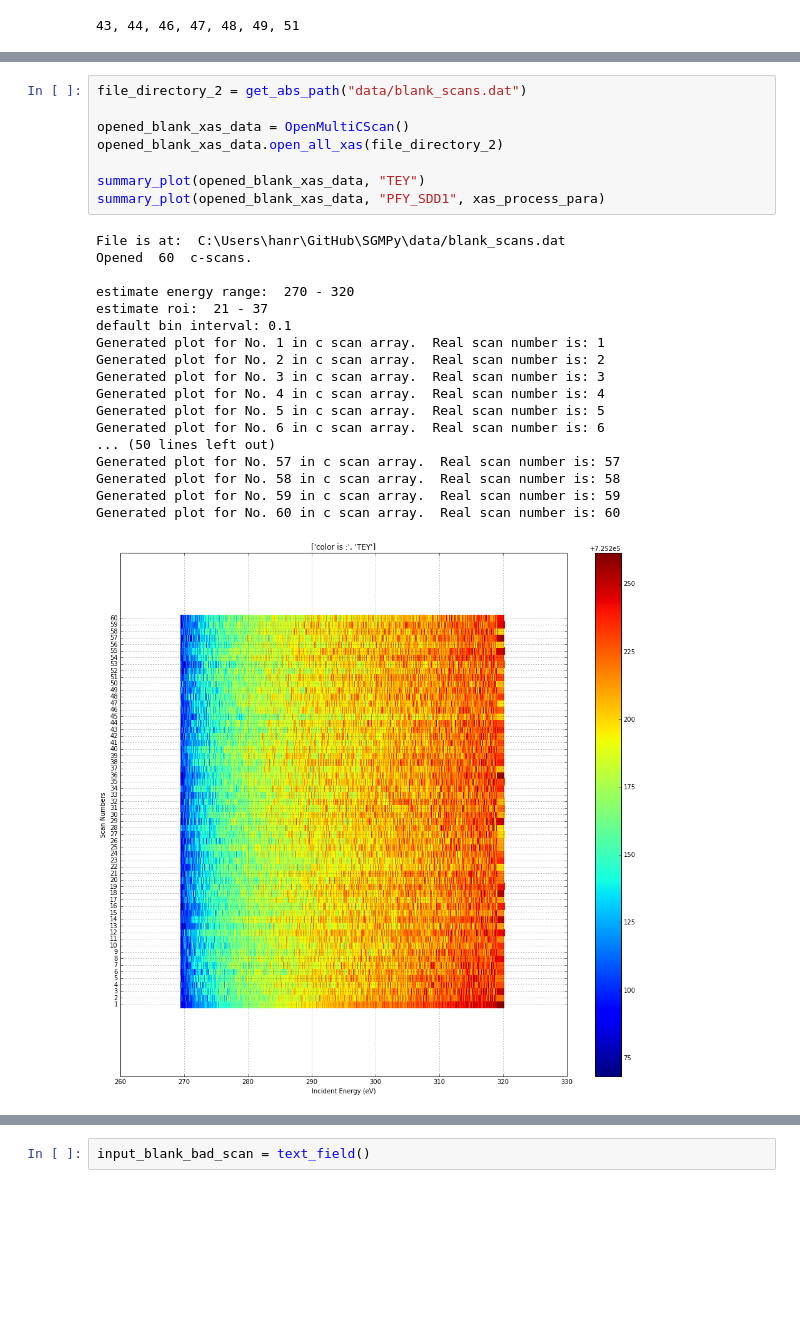
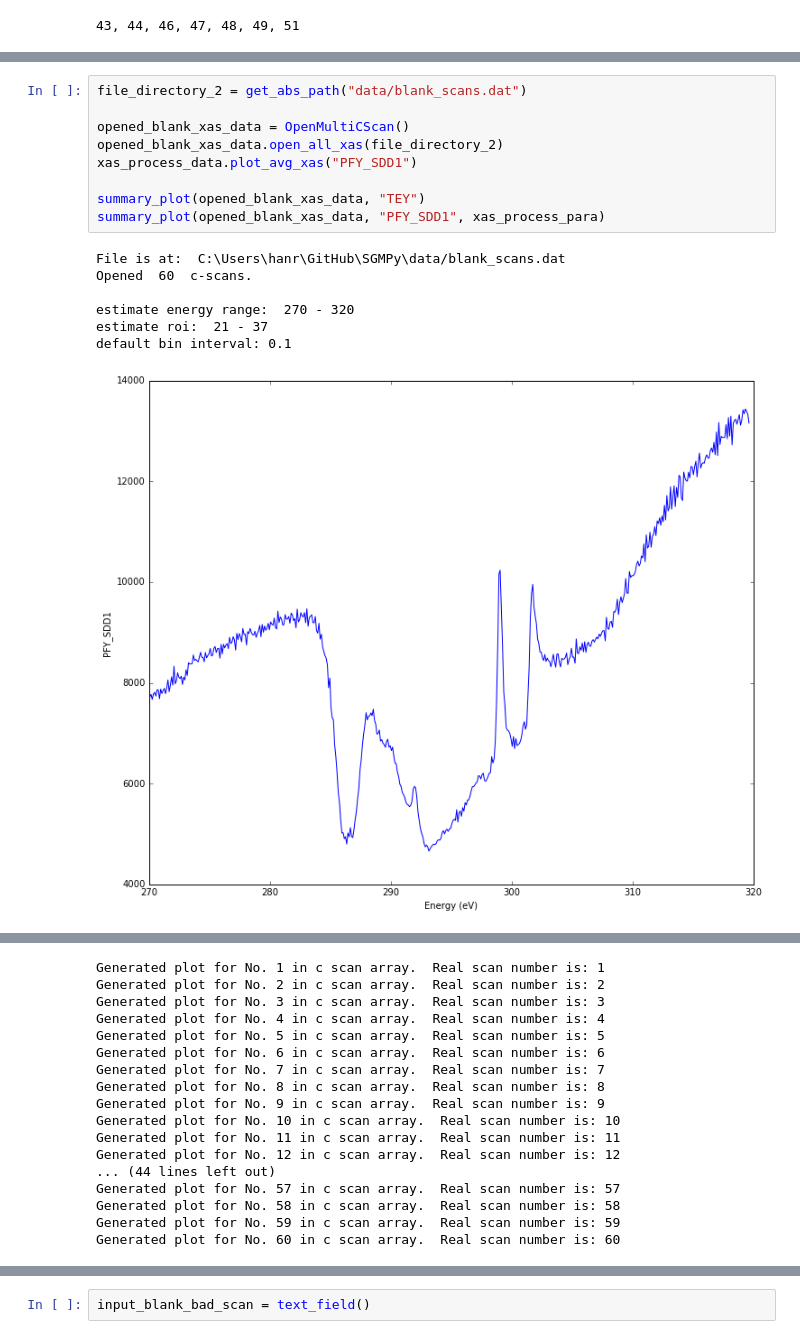
Before and after one commit to Beamlines-CanadianLightSource/SGMPy, a Jupyter notebook: spec_normalization_with_carbon.ipynb, the cells around one changed output, grey strips where cells are left out. Saved outputs shown, nothing was run; the diff lists cells and outputs as text; blank space fills up the shorter version.

Commit message:
Add sample call in spectra processing

```diff
--- a/spec_normalization_with_carbon.ipynb
+++ b/spec_normalization_with_carbon.ipynb
@@ -92,30 +94,20 @@ Export data complete.
 # %%
 file_directory_2 = get_abs_path("data/blank_scans.dat")
 
 opened_blank_xas_data = OpenMultiCScan()
 opened_blank_xas_data.open_all_xas(file_directory_2)
+xas_process_data.plot_avg_xas("PFY_SDD1")
 
 summary_plot(opened_blank_xas_data, "TEY")
 summary_plot(opened_blank_xas_data, "PFY_SDD1", xas_process_para)
 # %% [output]
 File is at:  C:\Users\hanr\GitHub\SGMPy\data/blank_scans.dat
 Opened  60  c-scans.
 
 estimate energy range:  270 - 320
 estimate roi:  21 - 37
 default bin interval: 0.1
-Generated plot for No. 1 in c scan array.  Real scan number is: 1
-Generated plot for No. 2 in c scan array.  Real scan number is: 2
-Generated plot for No. 3 in c scan array.  Real scan number is: 3
-Generated plot for No. 4 in c scan array.  Real scan number is: 4
-Generated plot for No. 5 in c scan array.  Real scan number is: 5
-Generated plot for No. 6 in c scan array.  Real scan number is: 6
-... (50 lines left out)
-Generated plot for No. 57 in c scan array.  Real scan number is: 57
-Generated plot for No. 58 in c scan array.  Real scan number is: 58
-Generated plot for No. 59 in c scan array.  Real scan number is: 59
-Generated plot for No. 60 in c scan array.  Real scan number is: 60
-[figure, old version]
+[figure, new version]
 Generated plot for No. 1 in c scan array.  Real scan number is: 1
 Generated plot for No. 2 in c scan array.  Real scan number is: 2
 Generated plot for No. 3 in c scan array.  Real scan number is: 3
@@ -136,0 +129,17 @@ Generated plot for No. 60 in c scan array.  Real scan number is: 60
+Generated plot for No. 1 in c scan array.  Real scan number is: 1
+Generated plot for No. 2 in c scan array.  Real scan number is: 2
+Generated plot for No. 3 in c scan array.  Real scan number is: 3
+Generated plot for No. 4 in c scan array.  Real scan number is: 4
+Generated plot for No. 5 in c scan array.  Real scan number is: 5
+Generated plot for No. 6 in c scan array.  Real scan number is: 6
+Generated plot for No. 7 in c scan array.  Real scan number is: 7
+Generated plot for No. 8 in c scan array.  Real scan number is: 8
+Generated plot for No. 9 in c scan array.  Real scan number is: 9
+Generated plot for No. 10 in c scan array.  Real scan number is: 10
+Generated plot for No. 11 in c scan array.  Real scan number is: 11
+Generated plot for No. 12 in c scan array.  Real scan number is: 12
+... (44 lines left out)
+Generated plot for No. 57 in c scan array.  Real scan number is: 57
+Generated plot for No. 58 in c scan array.  Real scan number is: 58
+Generated plot for No. 59 in c scan array.  Real scan number is: 59
+Generated plot for No. 60 in c scan array.  Real scan number is: 60
```
Also changed, not shown: parts of 4 cells of this notebook, 4 other files.
